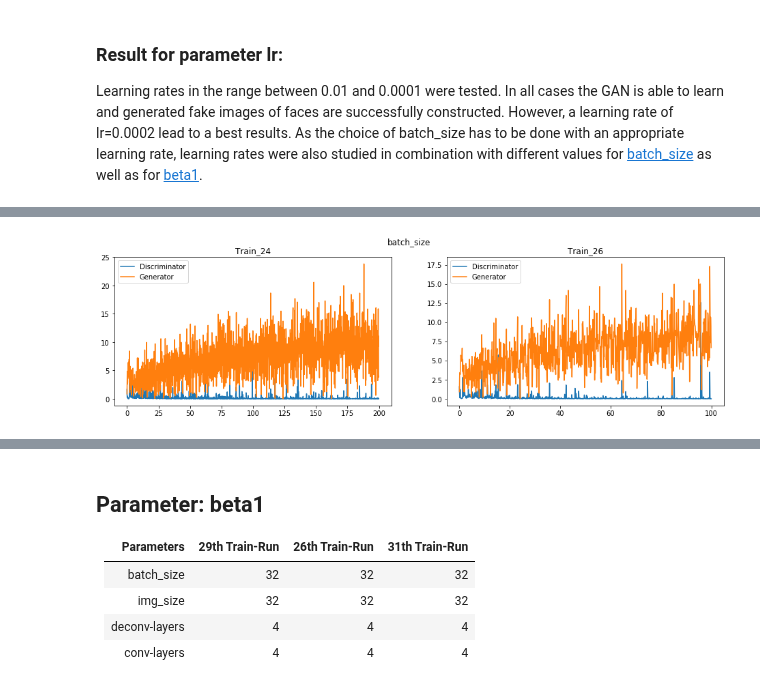
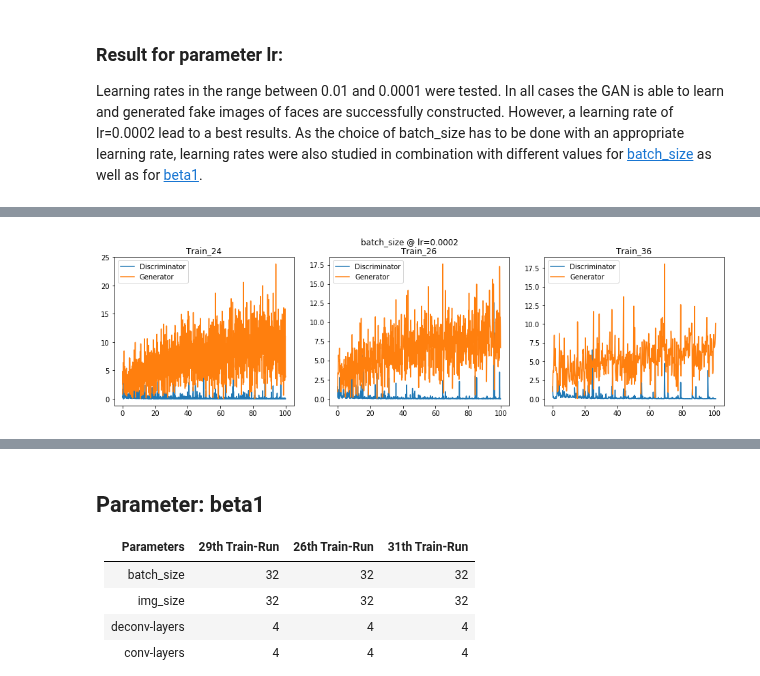
Before and after one commit to ddhartma/Face-Generation-with-DCGANs, a Jupyter notebook: parameter_beta1.ipynb, the cells around one changed output, grey strips where cells are left out. Drawn from its saved outputs; the diff is of its cells as text; code cells hidden in the pictures.

```diff
--- a/parameter_beta1.ipynb
+++ b/parameter_beta1.ipynb
@@ -378,7 +373,7 @@ for epoch, param, param_value_name, train_num in zip(epoch_list, param_list, par
 # %%
-view_plots([[24, 'lr', 9],
+view_plots([[24, 'lr', 18],
             [26, 'lr', 9],
-            [36, 'lr', 9]],'batch_size @ lr=0.0002', 'batch_size')
+            [36, 'batch_size', 5]],'batch_size @ lr=0.0002', 'batch_size')
 # %% [output]
-[figure, old version]
+[figure, new version]
 # %%
```
Also changed, not shown: parts of 6 cells of this notebook, 12 other files.
